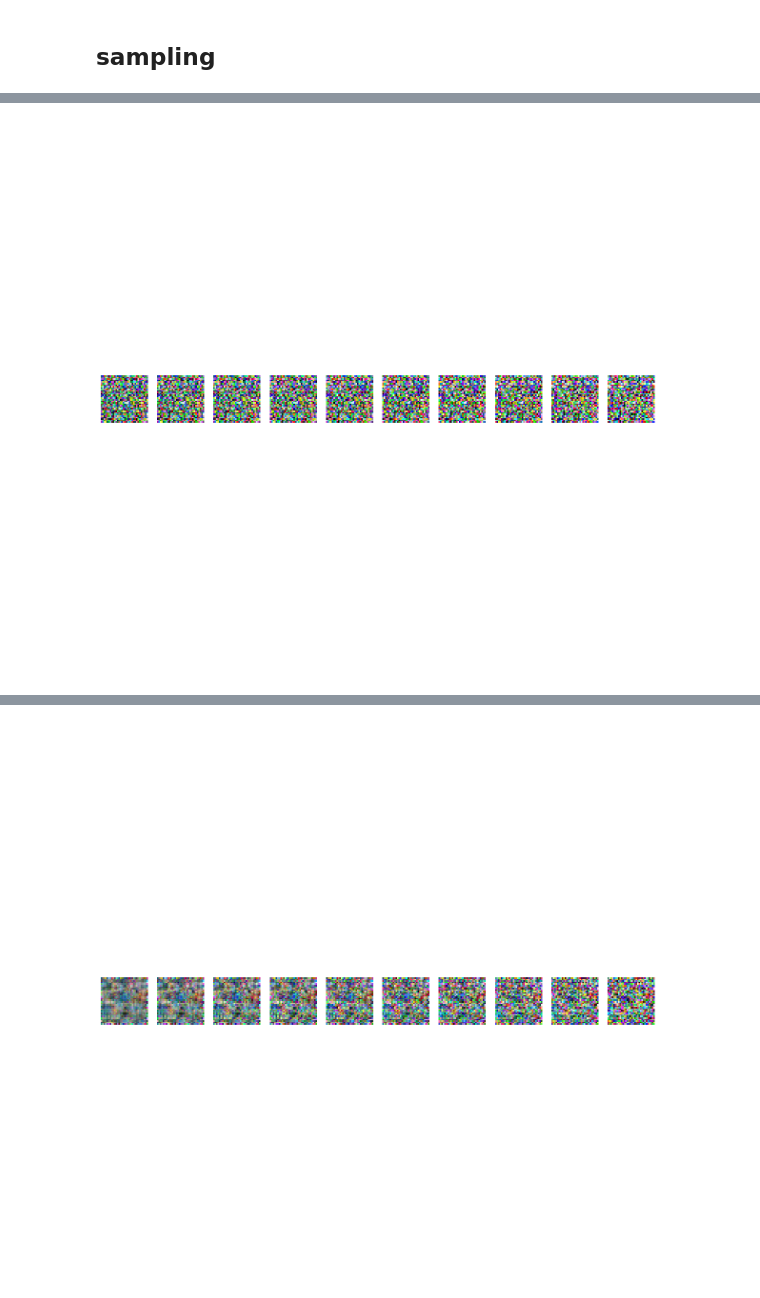
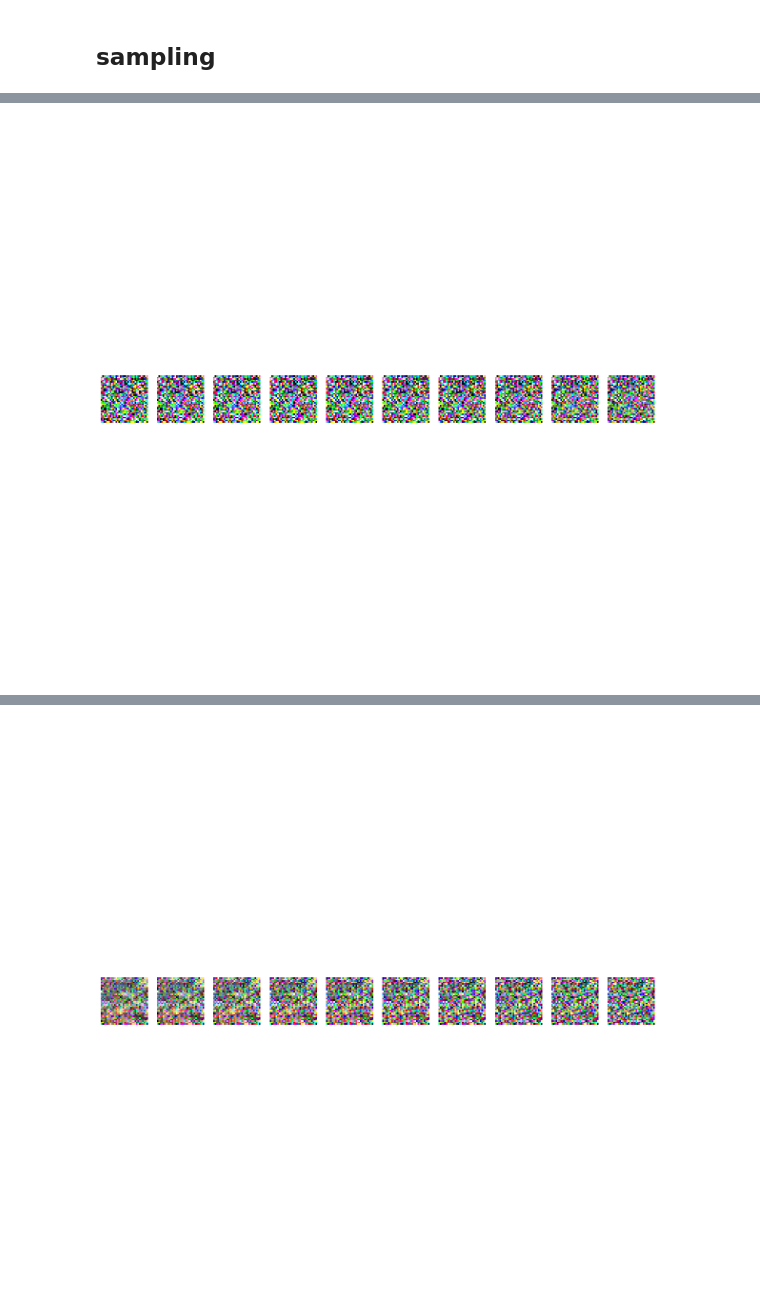
Before and after one commit to FloBaumgartner/cifar10_imgGeneration, a Jupyter notebook: vdl_mc_img-gen_cifar10.ipynb, the cells around one changed output, grey strips where cells are left out. Saved outputs shown, nothing was run; the diff lists cells and outputs as text; code cells hidden in the pictures.

Commit message:
simple model for overfittest changes

```diff
--- a/vdl_mc_img-gen_cifar10.ipynb
+++ b/vdl_mc_img-gen_cifar10.ipynb
@@ -299,4 +317,5 @@ SimpleUnet(
 def get_loss(model, x_0, t, sqrt_alphas_cumprod, sqrt_one_minus_alphas_cumprod, device):
     x_noisy, noise = forward_diffusion_sample(x_0, t, sqrt_alphas_cumprod, sqrt_one_minus_alphas_cumprod, device)
     noise_pred = model(x_noisy, t)
-    return F.l1_loss(noise, noise_pred)
+    print("Noise predicted min/max:", noise_pred.min().item(), noise_pred.max().item())
+    return F.mse_loss(noise, noise_pred)
@@ -318,11 +339,11 @@ def sample_timestep(x, t,sqrt_one_minus_alphas_cumprod, sqrt_recip_alphas, betas
 
     # Call model (current image - noise prediction)
     model_mean = sqrt_recip_alphas_t * (
-        x - betas_t * model(x, t) / sqrt_one_minus_alphas_cumprod_t
-    )
+        x - betas_t * model(x, t) / sqrt_one_minus_alphas_cumprod_t + 1e-5
+    ) # 1e-5 is added to prevent division by zero
     posterior_variance_t = get_index_from_list(posterior_variance, t, x.shape)
 
-    if t == 0:
+    if t.item() == 0: #TODO: Check if .item this is correct
         # The t's are offset from the t's in the paper https://arxiv.org/pdf/2006.11239
         return model_mean
     else:
@@ -330,29 +351,26 @@ def sample_timestep(x, t,sqrt_one_minus_alphas_cumprod, sqrt_recip_alphas, betas
         return model_mean + torch.sqrt(posterior_variance_t) * noise
 
 @torch.no_grad()
-def sample_plot_image(sqrt_one_minus_alphas_cumprod, sqrt_recip_alphas, betas, model, posterior_variance):
-    # Sample noise
+def sample_plot_image(T,sqrt_one_minus_alphas_cumprod, sqrt_recip_alphas, betas, model, posterior_variance):
+    # Sample random noise
     img = torch.randn((1, 3, 32, 32), device=device)
+
     plt.figure(figsize=(15,15))
     plt.axis('off')
     num_images = 10
     stepsize = int(T/num_images)
 
-    for i in range(0,T)[::-1]:
+    for i in range(0,T)[::-1]: # Iterates over T to 0, because the diffusion process goes backwards
         t = torch.full((1,), i, device=device, dtype=torch.long)
         img = sample_timestep(img, t, sqrt_one_minus_alphas_cumprod, sqrt_recip_alphas, betas, model, posterior_variance)
-        img = torch.clamp(img, -1.0, 1.0)
+        #img = torch.clamp(img, -1.0, 1.0)
         if i % stepsize == 0:
             plt.subplot(1, num_images, int(i/stepsize)+1)
-            img_np = img[0].permute(1,2,0).cpu().numpy()
-            img_np = (img_np + 1) / 2.0
-            img_np = np.clip(img_np, 0, 1)
-
-            plt.subplot(1, num_images, int(i/stepsize)+1)
-            plt.imshow(img_np)
+            print(img.min(), img.max())
+            plt.imshow(denormalize_and_to_numpy(img[0]))
             plt.axis('off')
 
-    plt.imshow(img_np)
+    plt.imshow(denormalize_and_to_numpy(img[0])) #TODO: Check if denormalize_and_to_numpy(img[0])  is correct, was img before
     plt.axis('off')
 
     plt.show()
@@ -360,19 +378,19 @@ def sample_plot_image(sqrt_one_minus_alphas_cumprod, sqrt_recip_alphas, betas, m
 device = "cuda" if torch.cuda.is_available() else "cpu"
 model.to(device)
 optimizer = torch.optim.Adam(model.parameters(), lr=1e-4)
-epochs = 5000
+epochs = 1000
 BATCH_SIZE = 1
 T = 100
 
-for epoch in range(epochs):
+for epoch in tqdm(range(epochs)):
     optimizer.zero_grad()
     t = torch.randint(0, T, (BATCH_SIZE,), device=device).long()
     loss = get_loss(model, images_overfit, t, terms["sqrt_alphas_cumprod"], terms["sqrt_one_minus_alphas_cumprod"], device)
     loss.backward()
     optimizer.step()
 
-    if epoch % 5 == 0:
+    if epoch % 100 == 0:
         print(f"Epoch {epoch} Loss: {loss.item()}")
-        if epoch == 10 or epoch == 100 or epoch == 500 or epoch == 1000 or epoch == 4995:
-            sample_plot_image(terms["sqrt_one_minus_alphas_cumprod"], terms["sqrt_recip_alphas"], betas, model, terms["posterior_variance"])
+        if epoch in {10, 100, 900, 1000, 9900}:
+            sample_plot_image(T,terms["sqrt_one_minus_alphas_cumprod"], terms["sqrt_recip_alphas"], betas, model, terms["posterior_variance"])
 # %% [output]
@@ -382 +414 @@ Epoch 10 Loss: 0.7637091875076294
-[figure, old version]
+[figure, new version]
@@ -401 +432 @@ Epoch 100 Loss: 0.46020323038101196
-[figure, old version]
+[figure, new version]
```
Also changed, not shown: parts of 17 cells of this notebook.
